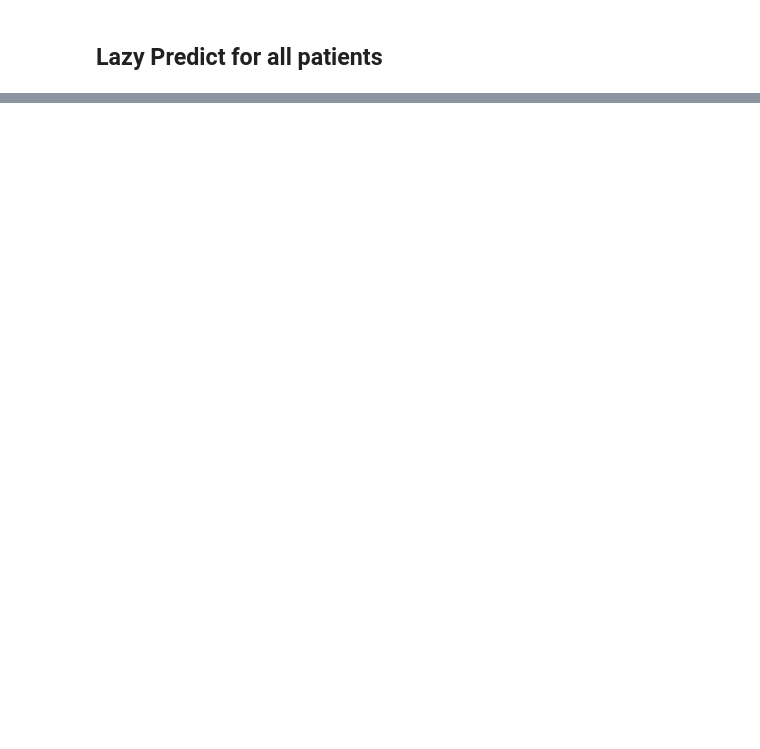
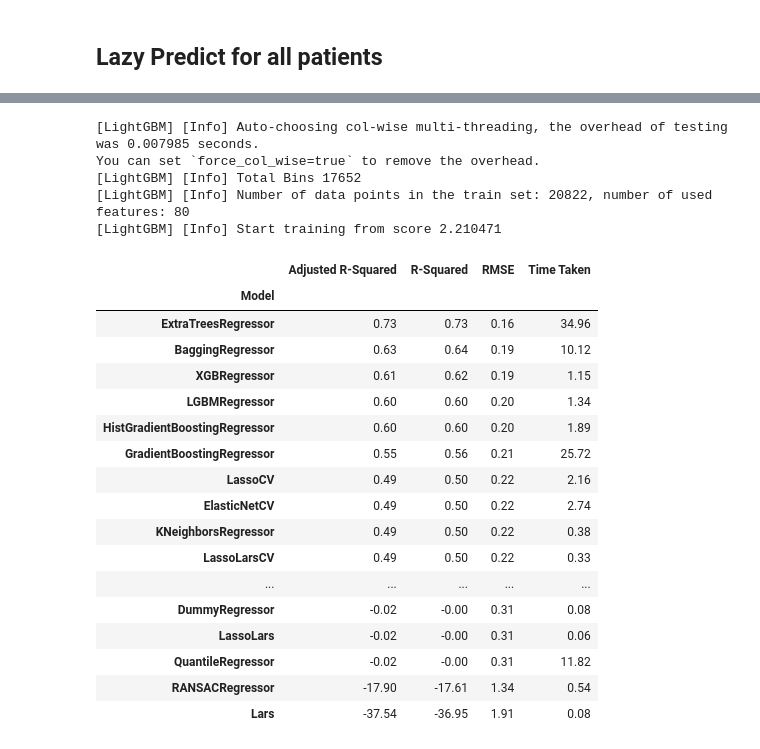
Before and after one commit to masaver/brist1d, a Jupyter notebook: notebooks/ralf/modelling/3.16-one-model-for-each-patient-bg-insulin-cals-2h-5m/02-lazy-predict.ipynb, the cells around one changed output, grey strips where cells are left out. Saved outputs shown, nothing was run; the diff lists cells and outputs as text; code cells hidden in the pictures; blank space fills up the shorter version.

```diff
--- a/notebooks/ralf/modelling/3.16-one-model-for-each-patient-bg-insulin-cals-2h-5m/02-lazy-predict.ipynb
+++ b/notebooks/ralf/modelling/3.16-one-model-for-each-patient-bg-insulin-cals-2h-5m/02-lazy-predict.ipynb
@@ -55,0 +111,26 @@ for patient_id in patient_ids:
+# %%
+lazy_predict('p03', all_train_data)
+# %% [output]
+[LightGBM] [Info] Auto-choosing col-wise multi-threading, the overhead of testing was 0.007985 seconds.
+You can set `force_col_wise=true` to remove the overhead.
+[LightGBM] [Info] Total Bins 17652
+[LightGBM] [Info] Number of data points in the train set: 20822, number of used features: 80
+[LightGBM] [Info] Start training from score 2.210471
+|  | Adjusted R-Squared | R-Squared | RMSE | Time Taken |
+| Model |  |  |  |  |
+| ExtraTreesRegressor | 0.73 | 0.73 | 0.16 | 34.96 |
+| BaggingRegressor | 0.63 | 0.64 | 0.19 | 10.12 |
+| XGBRegressor | 0.61 | 0.62 | 0.19 | 1.15 |
+| LGBMRegressor | 0.60 | 0.60 | 0.20 | 1.34 |
+| HistGradientBoostingRegressor | 0.60 | 0.60 | 0.20 | 1.89 |
+| GradientBoostingRegressor | 0.55 | 0.56 | 0.21 | 25.72 |
+| LassoCV | 0.49 | 0.50 | 0.22 | 2.16 |
+| ElasticNetCV | 0.49 | 0.50 | 0.22 | 2.74 |
+| KNeighborsRegressor | 0.49 | 0.50 | 0.22 | 0.38 |
+| LassoLarsCV | 0.49 | 0.50 | 0.22 | 0.33 |
+| ... | ... | ... | ... | ... |
+| DummyRegressor | -0.02 | -0.00 | 0.31 | 0.08 |
+| LassoLars | -0.02 | -0.00 | 0.31 | 0.06 |
+| QuantileRegressor | -0.02 | -0.00 | 0.31 | 11.82 |
+| RANSACRegressor | -17.90 | -17.61 | 1.34 | 0.54 |
+| Lars | -37.54 | -36.95 | 1.91 | 0.08 |
```
Also changed, not shown: parts of 19 cells of this notebook, 7 other files.
